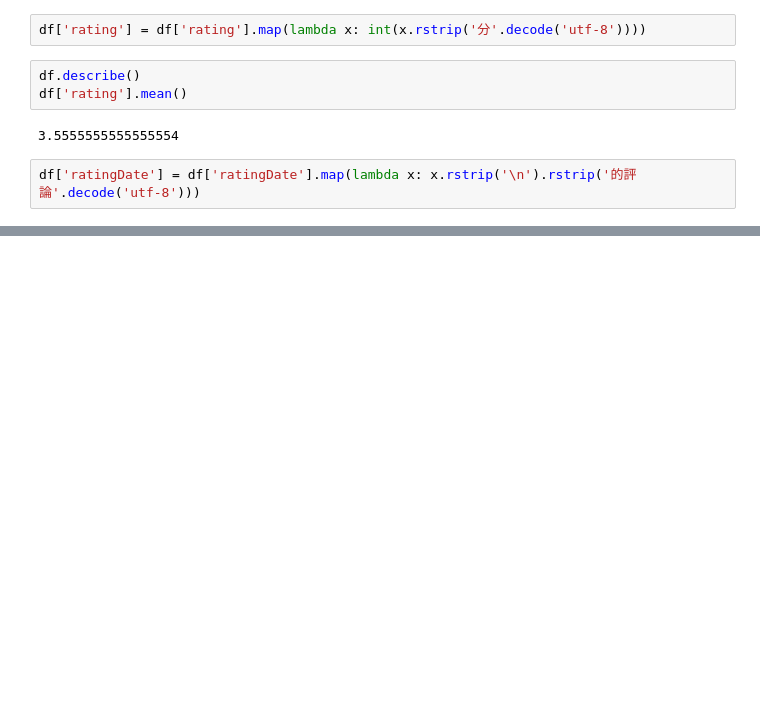
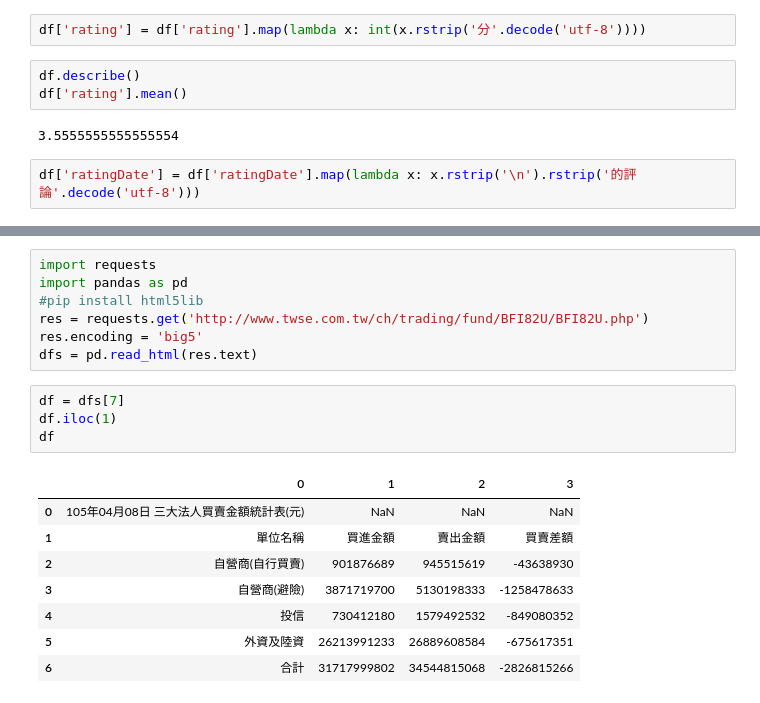
Before and after one commit to bcc2xp/pytravel, a Jupyter notebook: 20160410.ipynb, the cells around one changed output, grey strips where cells are left out. Saved outputs shown, nothing was run; the diff lists cells and outputs as text; blank space fills up the shorter version.

```diff
--- a/20160410.ipynb
+++ b/20160410.ipynb
@@ -390,0 +446,20 @@ df.head()
+# %%
+import requests
+import pandas as pd
+#pip install html5lib
+res = requests.get('http://www.twse.com.tw/ch/trading/fund/BFI82U/BFI82U.php')
+res.encoding = 'big5'
+dfs = pd.read_html(res.text)
+# %%
+df = dfs[7]
+df.iloc(1)
+df
+# %% [output]
+|  | 0 | 1 | 2 | 3 |
+| 0 | 105年04月08日 三大法人買賣金額統計表(元) | NaN | NaN | NaN |
+| 1 | 單位名稱 | 買進金額 | 賣出金額 | 買賣差額 |
+| 2 | 自營商(自行買賣) | 901876689 | 945515619 | -43638930 |
+| 3 | 自營商(避險) | 3871719700 | 5130198333 | -1258478633 |
+| 4 | 投信 | 730412180 | 1579492532 | -849080352 |
+| 5 | 外資及陸資 | 26213991233 | 26889608584 | -675617351 |
+| 6 | 合計 | 31717999802 | 34544815068 | -2826815266 |
```
Also changed, not shown: parts of 17 cells of this notebook.
